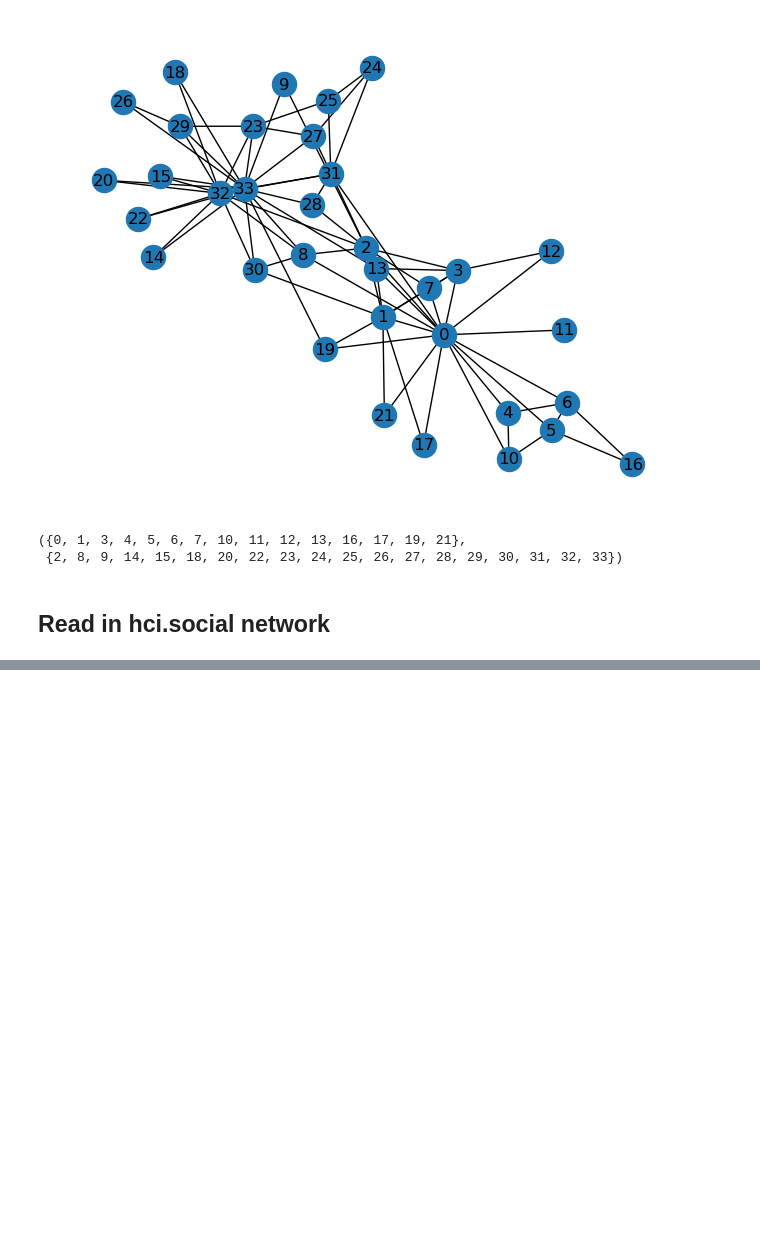
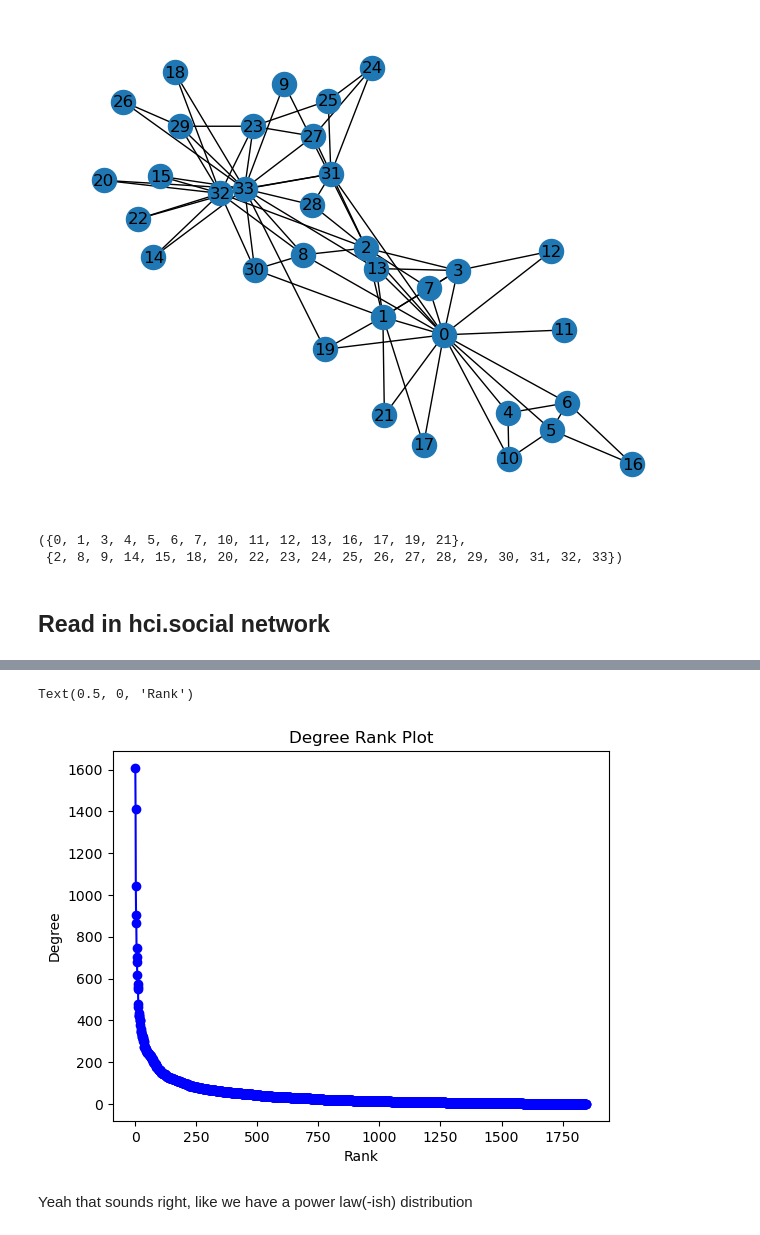
Before and after one commit to nicholson2208/rec-sys-final-project, a Jupyter notebook: ToyRecommenders.ipynb, the cells around one changed output, grey strips where cells are left out. Cells and saved outputs as stored; diff of their text form; code cells hidden in the pictures; blank space fills up the shorter version.

```diff
--- a/ToyRecommenders.ipynb
+++ b/ToyRecommenders.ipynb
@@ -174,0 +349,14 @@ len(following_dict.keys())
+# %%
+degree_sequence = sorted((d for n, d in G_hci.degree()), reverse=True)
+dmax = max(degree_sequence)
+# %%
+fig, ax = plt.subplots()
+ax.plot(degree_sequence, "b-", marker="o")
+ax.set_title("Degree Rank Plot")
+ax.set_ylabel("Degree")
+ax.set_xlabel("Rank")
+# %% [output]
+Text(0.5, 0, 'Rank')
+[figure, added]
+# %% [markdown]
+Yeah that sounds right, like we have a power law(-ish) distribution
```
Also changed, not shown: parts of 45 cells of this notebook, 1 other file.
